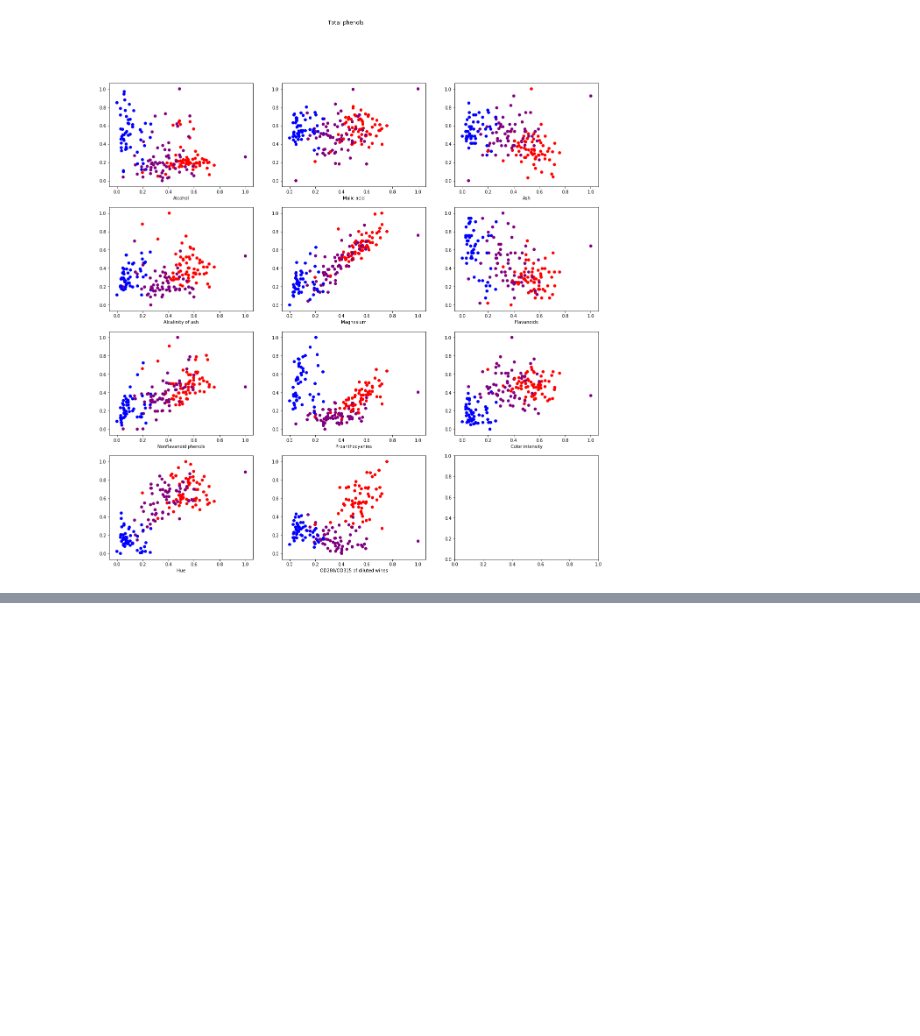
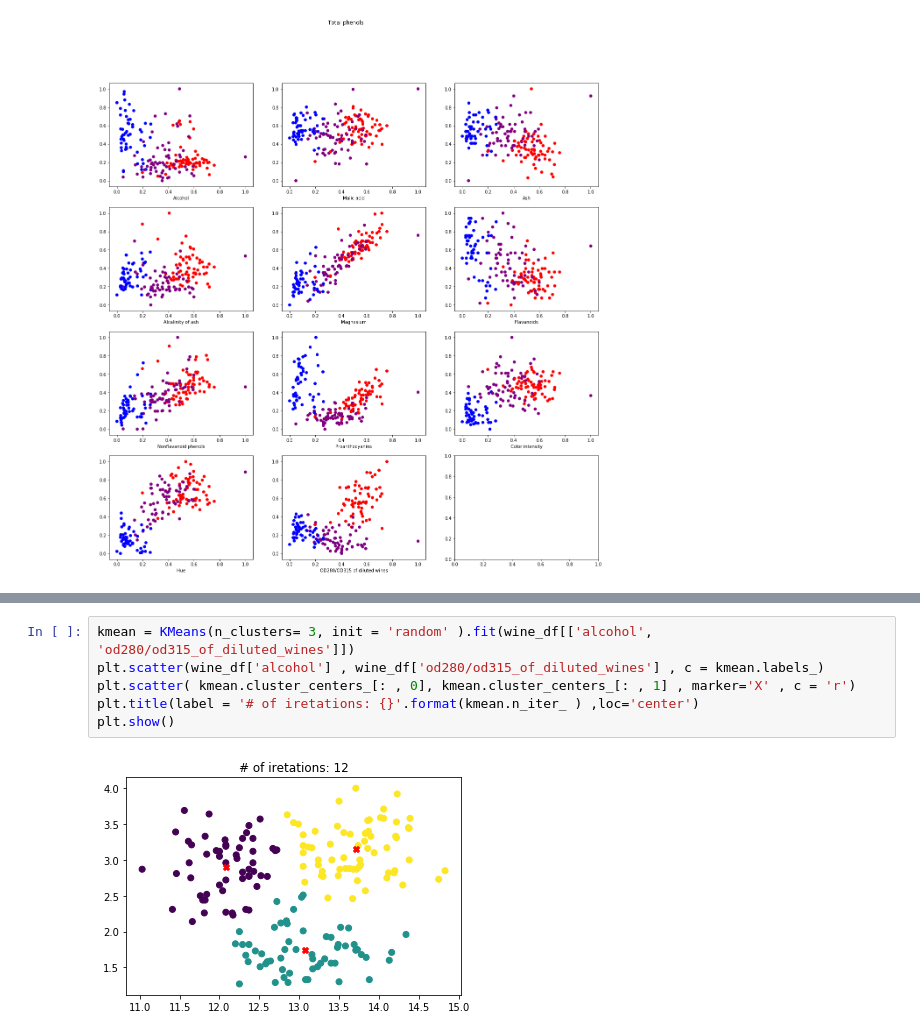
Before and after one commit to AlessandroTaglieri/ADM-HW4, a Jupyter notebook: main.ipynb, the cells around one changed output, grey strips where cells are left out. Drawn from its saved outputs; the diff is of its cells as text; blank space fills up the shorter version.

```diff
--- a/main.ipynb
+++ b/main.ipynb
@@ -811,0 +867,8 @@ plt.show()
+# %%
+kmean = KMeans(n_clusters= 3, init = 'random' ).fit(wine_df[['alcohol', 'od280/od315_of_diluted_wines']])
+plt.scatter(wine_df['alcohol'] , wine_df['od280/od315_of_diluted_wines'] , c = kmean.labels_)
+plt.scatter( kmean.cluster_centers_[: , 0], kmean.cluster_centers_[: , 1] , marker='X' , c = 'r')
+plt.title(label = '# of iretations: {}'.format(kmean.n_iter_ ) ,loc='center')
+plt.show()
+# %% [output]
+[figure, added]
```
Also changed, not shown: parts of 13 cells of this notebook.
